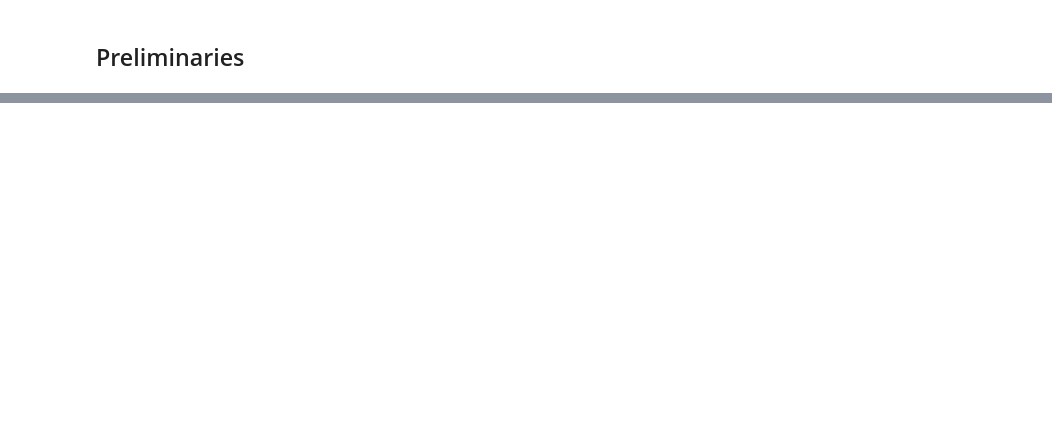
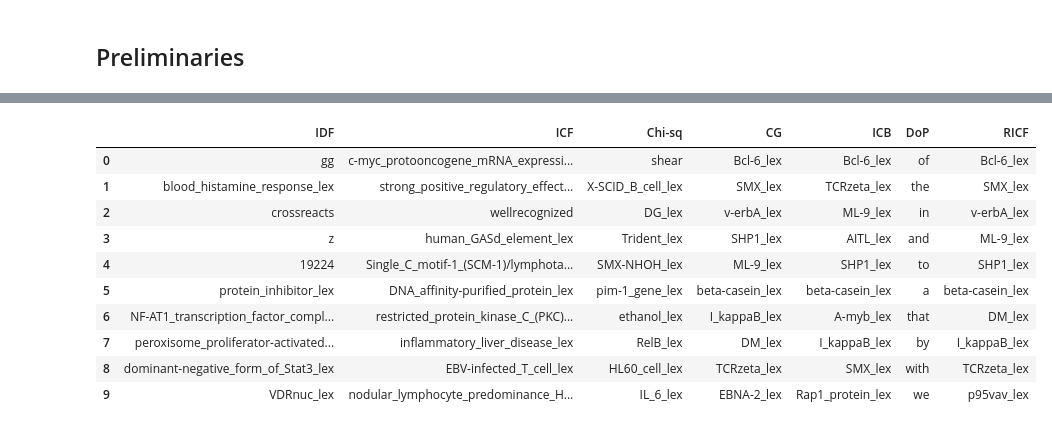
Before and after one commit to Sheridan-Stable/bursty-term-measure, a Jupyter notebook: genia/3-tables/tables.ipynb, the cells around one changed output, grey strips where cells are left out. Cells and saved outputs as stored; diff of their text form; code cells hidden in the pictures; blank space fills up the shorter version.

```diff
--- a/genia/3-tables/tables.ipynb
+++ b/genia/3-tables/tables.ipynb
@@ -620,0 +92,3 @@ std_df.to_csv('table-6/table-6-sds.csv')
+# %%
+counter = CountVectorizer(lowercase=False, vocabulary=vocab, analyzer=analyzer_custom)
+collection = counter.transform(genia)
@@ -620,0 +144,3 @@ std_df.to_csv('table-6/table-6-sds.csv')
+# %%
+dta = {'term': counter.get_feature_names_out(), 'IDF': IDF.A[0], 'ICF': ICF.A[0], 'Chi-sq': Chisq, 'CG': CG.A[0], 'ICB': ICB.A[0], 'DoP': DoP.A[0], 'RICF': RICF.A[0]}
+scores_df = pd.DataFrame(data=dta)
@@ -620,0 +168,14 @@ std_df.to_csv('table-6/table-6-sds.csv')
+# %%
+sorted_indices = []
+cols = scores_df.columns.values.tolist()
+for col in cols:
+  if col == 'term':
+    sorted_indices.append(np.array(scores_df['term']))
+  else:
+    a = np.array(scores_df[[col]])
+    sorted_indices.append(len(a) - scipy.stats.rankdata(a, method='ordinal', nan_policy='omit').astype(int))
+
+sorted_indices = np.array(sorted_indices)
+m_t_pair = zip(cols, sorted_indices)
+measures_indices = dict(m_t_pair)
+measures_indices_df = pd.DataFrame(measures_indices)
@@ -620,0 +224,9 @@ std_df.to_csv('table-6/table-6-sds.csv')
+# %%
+sorted_terms = []
+measures = cols[1:]
+for measure in measures:
+  sorted_terms.append(np.array(scores_df[['term', measure]].sort_values(measure, ascending=False)['term']))
+
+sorted_terms = np.array(sorted_terms)
+measure_term_pair = zip(measures, sorted_terms)
+sorted_measures = dict(measure_term_pair)
@@ -620,0 +241,16 @@ std_df.to_csv('table-6/table-6-sds.csv')
+# %%
+# These are the top 10 most bursty words as ranked by each measure
+top_10_terms = pd.DataFrame(top_k(sorted_measures, 10))
+top_10_terms
+# %% [output]
+|  | IDF | ICF | Chi-sq | CG | ICB | DoP | RICF |
+| 0 | gg | c-myc_protooncogene_mRNA_expressi... | shear | Bcl-6_lex | Bcl-6_lex | of | Bcl-6_lex |
+| 1 | blood_histamine_response_lex | strong_positive_regulatory_effect... | X-SCID_B_cell_lex | SMX_lex | TCRzeta_lex | the | SMX_lex |
+| 2 | crossreacts | wellrecognized | DG_lex | v-erbA_lex | ML-9_lex | in | v-erbA_lex |
+| 3 | z | human_GASd_element_lex | Trident_lex | SHP1_lex | AITL_lex | and | ML-9_lex |
+| 4 | 19224 | Single_C_motif-1_(SCM-1)/lymphota... | SMX-NHOH_lex | ML-9_lex | SHP1_lex | to | SHP1_lex |
+| 5 | protein_inhibitor_lex | DNA_affinity-purified_protein_lex | pim-1_gene_lex | beta-casein_lex | beta-casein_lex | a | beta-casein_lex |
+| 6 | NF-AT1_transcription_factor_compl... | restricted_protein_kinase_C_(PKC)... | ethanol_lex | I_kappaB_lex | A-myb_lex | that | DM_lex |
+| 7 | peroxisome_proliferator-activated... | inflammatory_liver_disease_lex | RelB_lex | DM_lex | I_kappaB_lex | by | I_kappaB_lex |
+| 8 | dominant-negative_form_of_Stat3_lex | EBV-infected_T_cell_lex | HL60_cell_lex | TCRzeta_lex | SMX_lex | with | TCRzeta_lex |
+| 9 | VDRnuc_lex | nodular_lymphocyte_predominance_H... | IL_6_lex | EBNA-2_lex | Rap1_protein_lex | we | p95vav_lex |
```
Also changed, not shown: parts of 74 cells of this notebook, 2 other files.
